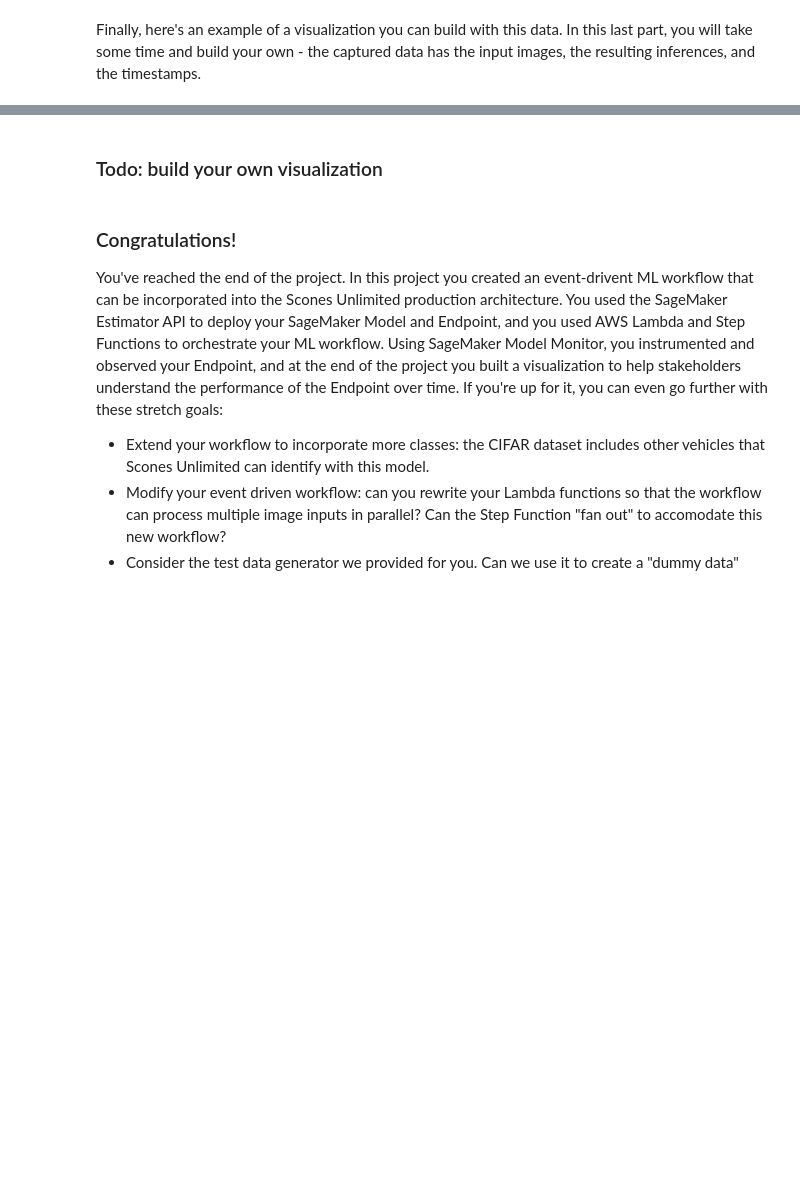
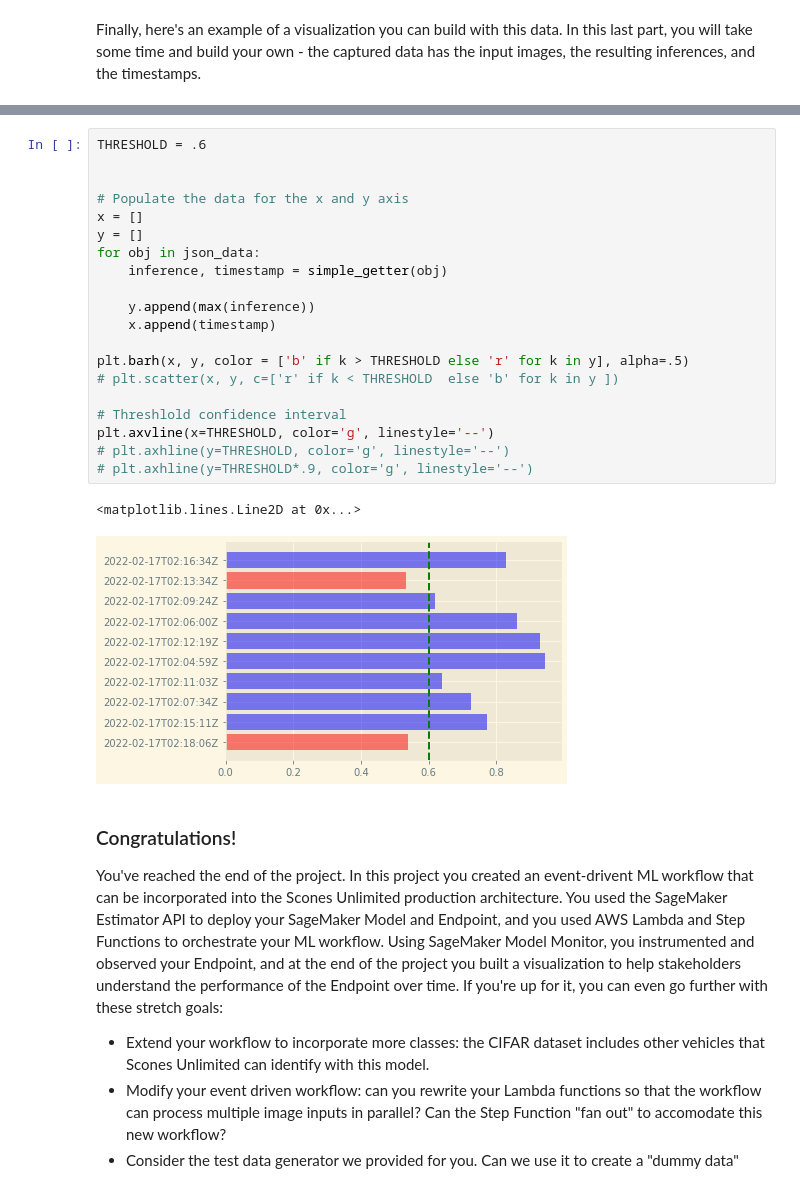
Before and after one commit to pivotostes/udacity-nd009t-C2-Developing-ML-Workflow, a Jupyter notebook: project/starter.ipynb, the cells around one changed output, grey strips where cells are left out. Drawn from its saved outputs; the diff is of its cells as text; blank space fills up the shorter version.

```diff
--- a/project/starter.ipynb
+++ b/project/starter.ipynb
@@ -811,5 +825,26 @@ plt.gcf().autofmt_xdate()
-# %% [markdown]
-### Todo: build your own visualization
+# %%
+THRESHOLD = .6
+
+
+# Populate the data for the x and y axis
+x = []
+y = []
+for obj in json_data:
+    inference, timestamp = simple_getter(obj)
+
+    y.append(max(inference))
+    x.append(timestamp)
+
+plt.barh(x, y, color = ['b' if k > THRESHOLD else 'r' for k in y], alpha=.5)
+# plt.scatter(x, y, c=['r' if k < THRESHOLD  else 'b' for k in y ])
+
+# Threshlold confidence interval
+plt.axvline(x=THRESHOLD, color='g', linestyle='--')
+# plt.axhline(y=THRESHOLD, color='g', linestyle='--')
+# plt.axhline(y=THRESHOLD*.9, color='g', linestyle='--')
+# %% [output]
+<matplotlib.lines.Line2D at 0x...>
+[figure, added]
 # %% [markdown]
 ### Congratulations!
 
```
Also changed, not shown: parts of 9 cells of this notebook, 19 other files.
